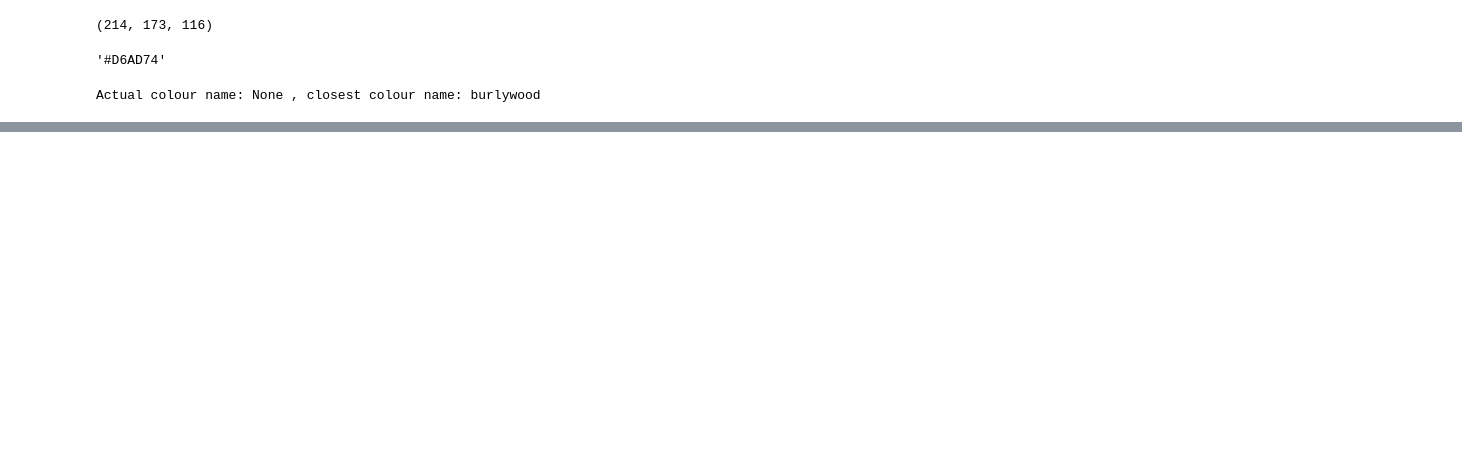
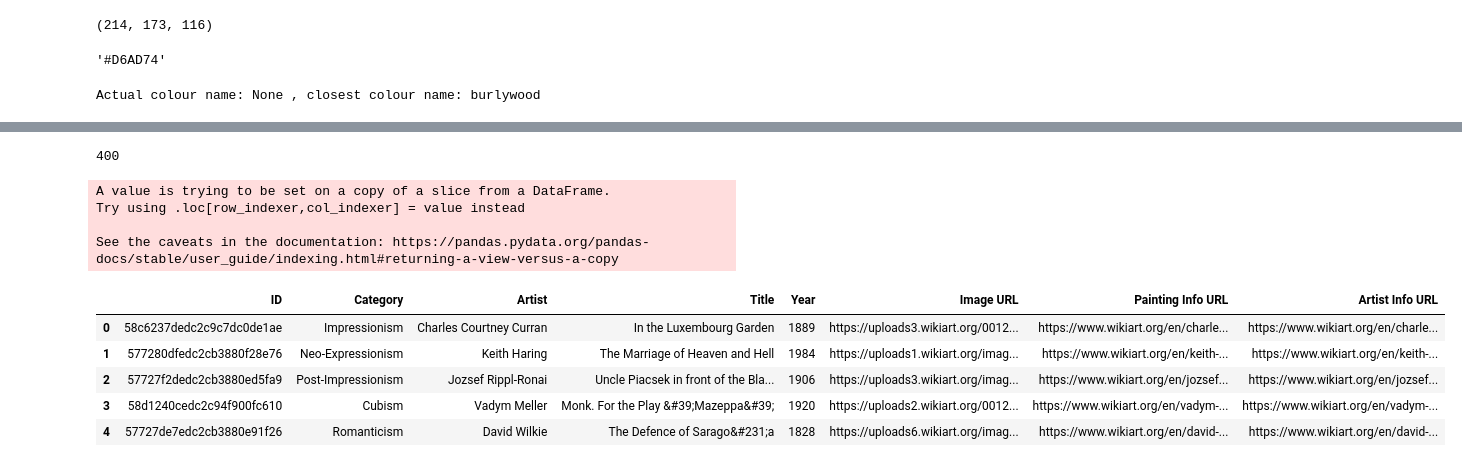
Before and after one commit to Rawanalmobarak/-Emotions-Evoked-from-Colors-of-Paintings-Art-Emotions, a Jupyter notebook: dominant_color.ipynb, the cells around one changed output, grey strips where cells are left out. Drawn from its saved outputs; the diff is of its cells as text; code cells hidden in the pictures; blank space fills up the shorter version.

```diff
--- a/dominant_color.ipynb
+++ b/dominant_color.ipynb
@@ -104,0 +130,4 @@ main()
+# %%
+len(image_urls)
+# %% [output]
+400
@@ -104,0 +140,16 @@ main()
+# %%
+df1['color'] = colors1
+# %% [output]
+A value is trying to be set on a copy of a slice from a DataFrame.
+Try using .loc[row_indexer,col_indexer] = value instead
+
+See the caveats in the documentation: https://pandas.pydata.org/pandas-docs/stable/user_guide/indexing.html#returning-a-view-versus-a-copy
+# %%
+df.head(5)
+# %% [output]
+|  | ID | Category | Artist | Title | Year | Image URL | Painting Info URL | Artist Info URL |
+| 0 | 58c6237dedc2c9c7dc0de1ae | Impressionism | Charles Courtney Curran | In the Luxembourg Garden | 1889 | https://uploads3.wikiart.org/0012... | https://www.wikiart.org/en/charle... | https://www.wikiart.org/en/charle... |
+| 1 | 577280dfedc2cb3880f28e76 | Neo-Expressionism | Keith Haring | The Marriage of Heaven and Hell | 1984 | https://uploads1.wikiart.org/imag... | https://www.wikiart.org/en/keith-... | https://www.wikiart.org/en/keith-... |
+| 2 | 57727f2dedc2cb3880ed5fa9 | Post-Impressionism | Jozsef Rippl-Ronai | Uncle Piacsek in front of the Bla... | 1906 | https://uploads3.wikiart.org/imag... | https://www.wikiart.org/en/jozsef... | https://www.wikiart.org/en/jozsef... |
+| 3 | 58d1240cedc2c94f900fc610 | Cubism | Vadym Meller | Monk. For the Play &#39;Mazeppa&#39; | 1920 | https://uploads2.wikiart.org/0012... | https://www.wikiart.org/en/vadym-... | https://www.wikiart.org/en/vadym-... |
+| 4 | 57727de7edc2cb3880e91f26 | Romanticism | David Wilkie | The Defence of Sarago&#231;a | 1828 | https://uploads6.wikiart.org/imag... | https://www.wikiart.org/en/david-... | https://www.wikiart.org/en/david-... |
```
Also changed, not shown: parts of 9 cells of this notebook, 2 other files.
